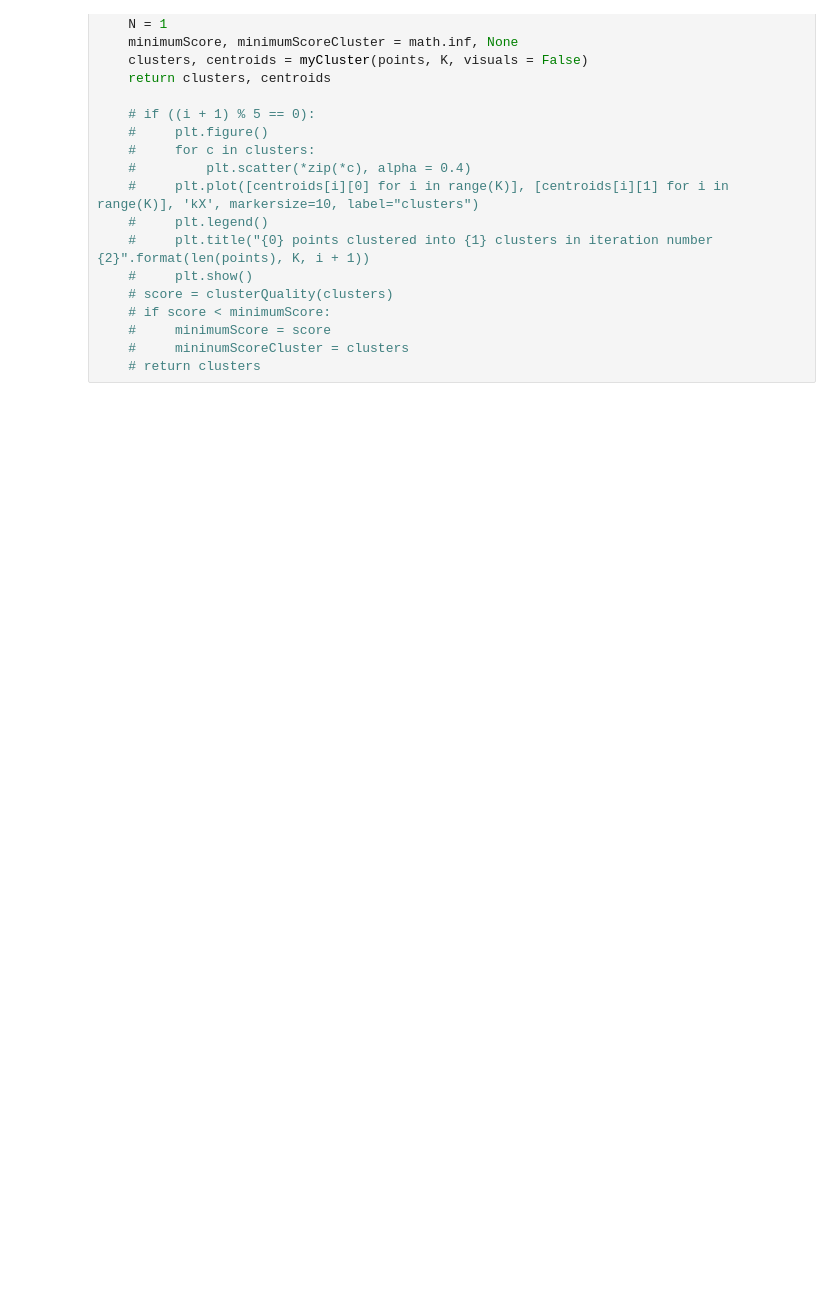
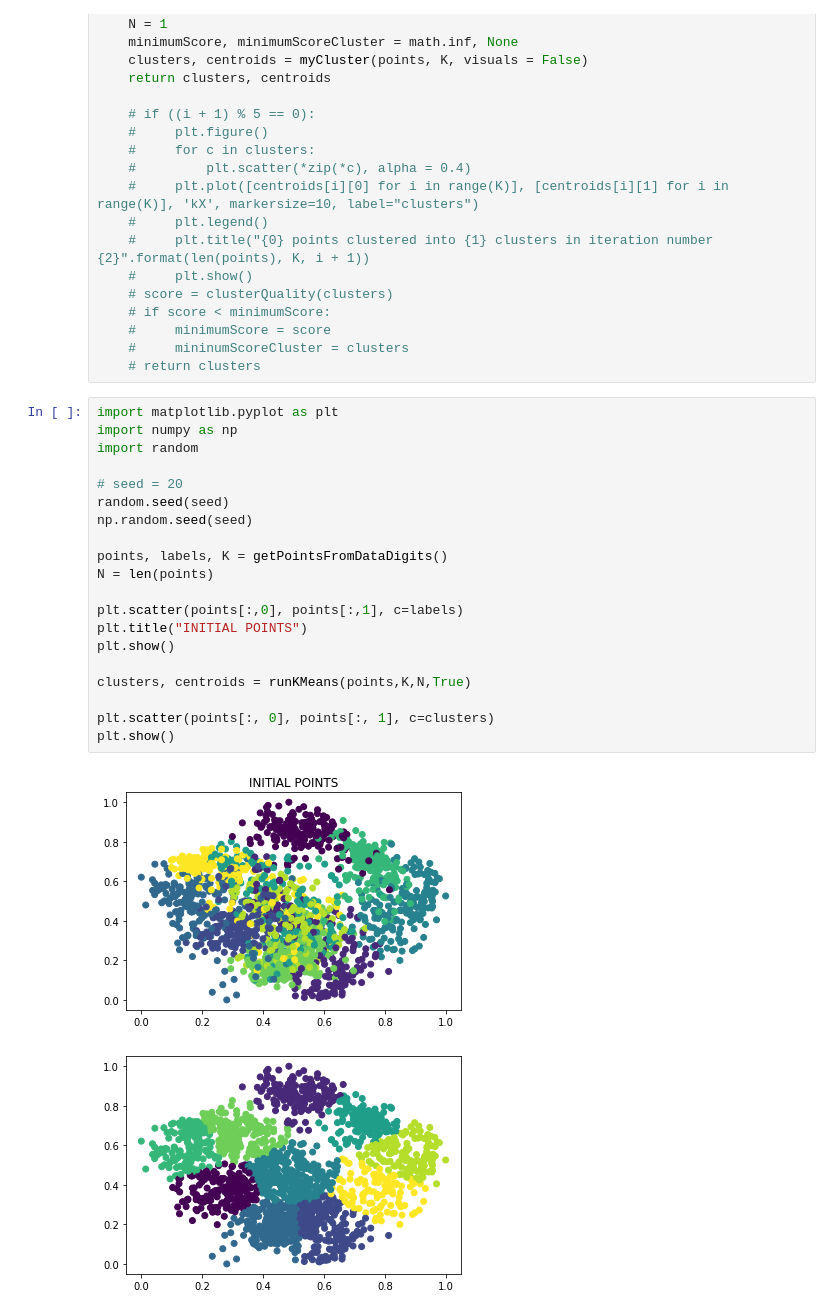
Before and after one commit to ms03831/parallelized-PSO-clustering, a Jupyter notebook: Code/kmeans/kMeansClusteringCUDA.ipynb, the cells around one changed output. Saved outputs shown, nothing was run; the diff lists cells and outputs as text; blank space fills up the shorter version.

```diff
--- a/Code/kmeans/kMeansClusteringCUDA.ipynb
+++ b/Code/kmeans/kMeansClusteringCUDA.ipynb
@@ -250,3 +348,26 @@ def runKMeans(points, K, N, visuals):
     #     minimumScore = score
     #     mininumScoreCluster = clusters
     # return clusters
+# %%
+import matplotlib.pyplot as plt
+import numpy as np
+import random
+
+# seed = 20
+random.seed(seed)
+np.random.seed(seed)
+
+points, labels, K = getPointsFromDataDigits()
+N = len(points)
+
+plt.scatter(points[:,0], points[:,1], c=labels)
+plt.title("INITIAL POINTS")
+plt.show()
+
+clusters, centroids = runKMeans(points,K,N,True)
+
+plt.scatter(points[:, 0], points[:, 1], c=clusters)
+plt.show()
+# %% [output]
+[figure, added]
+[figure, added]
```
Also changed, not shown: parts of 14 cells of this notebook, 3 other files.
